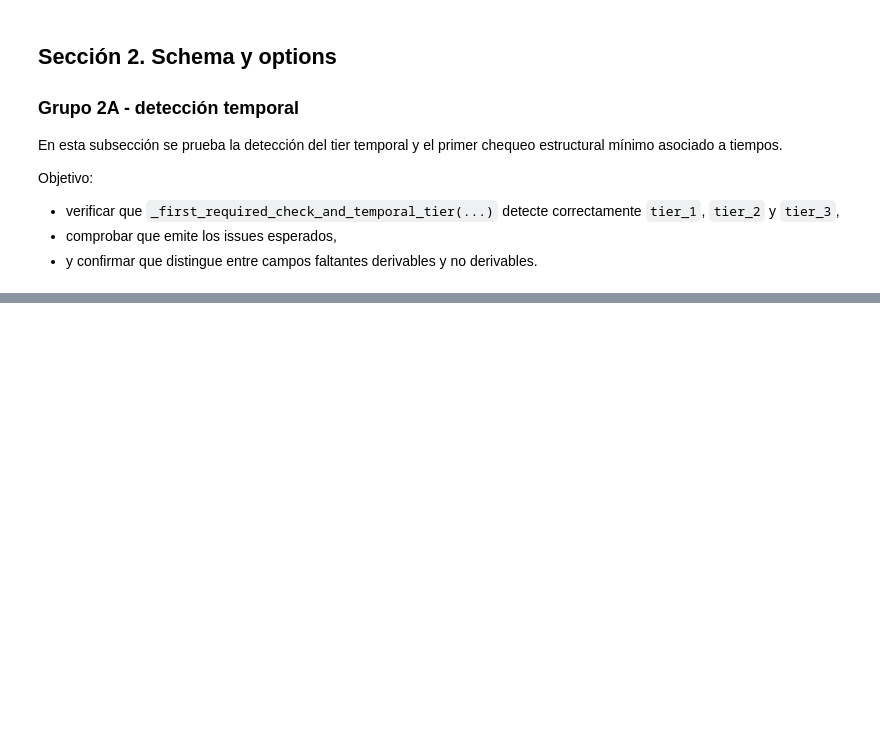
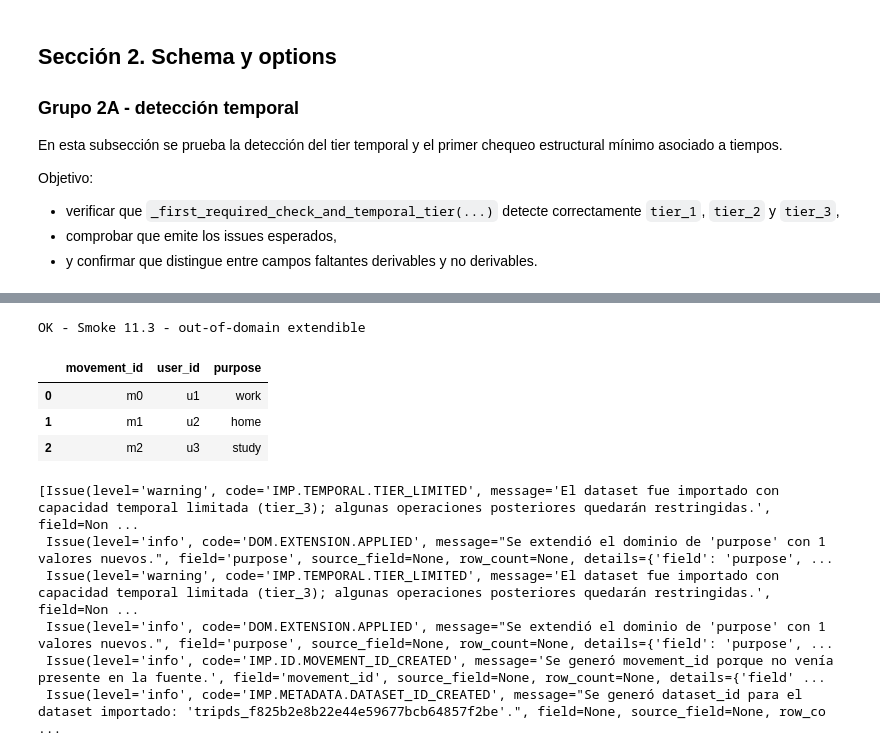
Before and after one commit to sebastianolmos/pylondrina, a Jupyter notebook: notebooks/testing/import_trips/helper_level_tests.ipynb, the cells around one changed output, grey strips where cells are left out. Saved outputs shown, nothing was run; the diff lists cells and outputs as text; code cells hidden in the pictures; blank space fills up the shorter version.

```diff
--- a/notebooks/testing/import_trips/helper_level_tests.ipynb
+++ b/notebooks/testing/import_trips/helper_level_tests.ipynb
@@ -620,0 +3808,57 @@ NameError: name 'tier_missing' is not defined
+# %%
+# Smoke test 11.3 - out-of-domain extendible
+
+schema_smoke_extend = TripSchema(
+    version="0.1.0",
+    fields={
+        "user_id": FieldSpec(name="user_id", dtype="string", required=True),
+        "purpose": FieldSpec(
+            name="purpose",
+            dtype="categorical",
+            required=False,
+            domain=DomainSpec(values=["work", "study"], extendable=True, aliases=None),
+        ),
+        "movement_id": FieldSpec(name="movement_id", dtype="string", required=False),
+    },
+    required=["user_id"],
+    semantic_rules=None,
+)
+
+df_smoke_extend = pd.DataFrame({
+    "user_id": ["u1", "u2", "u3"],
+    "purpose": ["work", "home", "study"],
+})
+
+tripds_extend, report_extend = import_trips_from_dataframe(
+    df_smoke_extend,
+    schema_smoke_extend,
+    source_name="smoke_extend",
+    options=ImportOptions(strict=False, strict_domains=False),
+)
+
+assert report_extend.ok is True
+
+assert tripds_extend.data["purpose"].tolist() == ["work", "home", "study"]
+
+assert "purpose" in tripds_extend.metadata["domains_effective"]
+assert tripds_extend.metadata["domains_effective"]["purpose"]["extended"] is True
+assert tripds_extend.metadata["domains_effective"]["purpose"]["added_values"] == ["home"]
+assert "purpose" in tripds_extend.metadata["domains_extended"]
+
+assert_issue_present(report_extend.issues, "DOM.EXTENSION.APPLIED")
+
+show_ok("Smoke 11.3 - out-of-domain extendible")
+display(tripds_extend.data)
+display(report_extend.issues)
+# %% [output]
+OK - Smoke 11.3 - out-of-domain extendible
+|  | movement_id | user_id | purpose |
+| 0 | m0 | u1 | work |
+| 1 | m1 | u2 | home |
+| 2 | m2 | u3 | study |
+[Issue(level='warning', code='IMP.TEMPORAL.TIER_LIMITED', message='El dataset fue importado con capacidad temporal limitada (tier_3); algunas operaciones posteriores quedarán restringidas.', field=Non ...
+ Issue(level='info', code='DOM.EXTENSION.APPLIED', message="Se extendió el dominio de 'purpose' con 1 valores nuevos.", field='purpose', source_field=None, row_count=None, details={'field': 'purpose', ...
+ Issue(level='warning', code='IMP.TEMPORAL.TIER_LIMITED', message='El dataset fue importado con capacidad temporal limitada (tier_3); algunas operaciones posteriores quedarán restringidas.', field=Non ...
+ Issue(level='info', code='DOM.EXTENSION.APPLIED', message="Se extendió el dominio de 'purpose' con 1 valores nuevos.", field='purpose', source_field=None, row_count=None, details={'field': 'purpose', ...
+ Issue(level='info', code='IMP.ID.MOVEMENT_ID_CREATED', message='Se generó movement_id porque no venía presente en la fuente.', field='movement_id', source_field=None, row_count=None, details={'field' ...
+ Issue(level='info', code='IMP.METADATA.DATASET_ID_CREATED', message="Se generó dataset_id para el dataset importado: 'tripds_f825b2e8b22e44e59677bcb64857f2be'.", field=None, source_field=None, row_co ...
```
Also changed, not shown: parts of 105 cells of this notebook, 4 other files.
